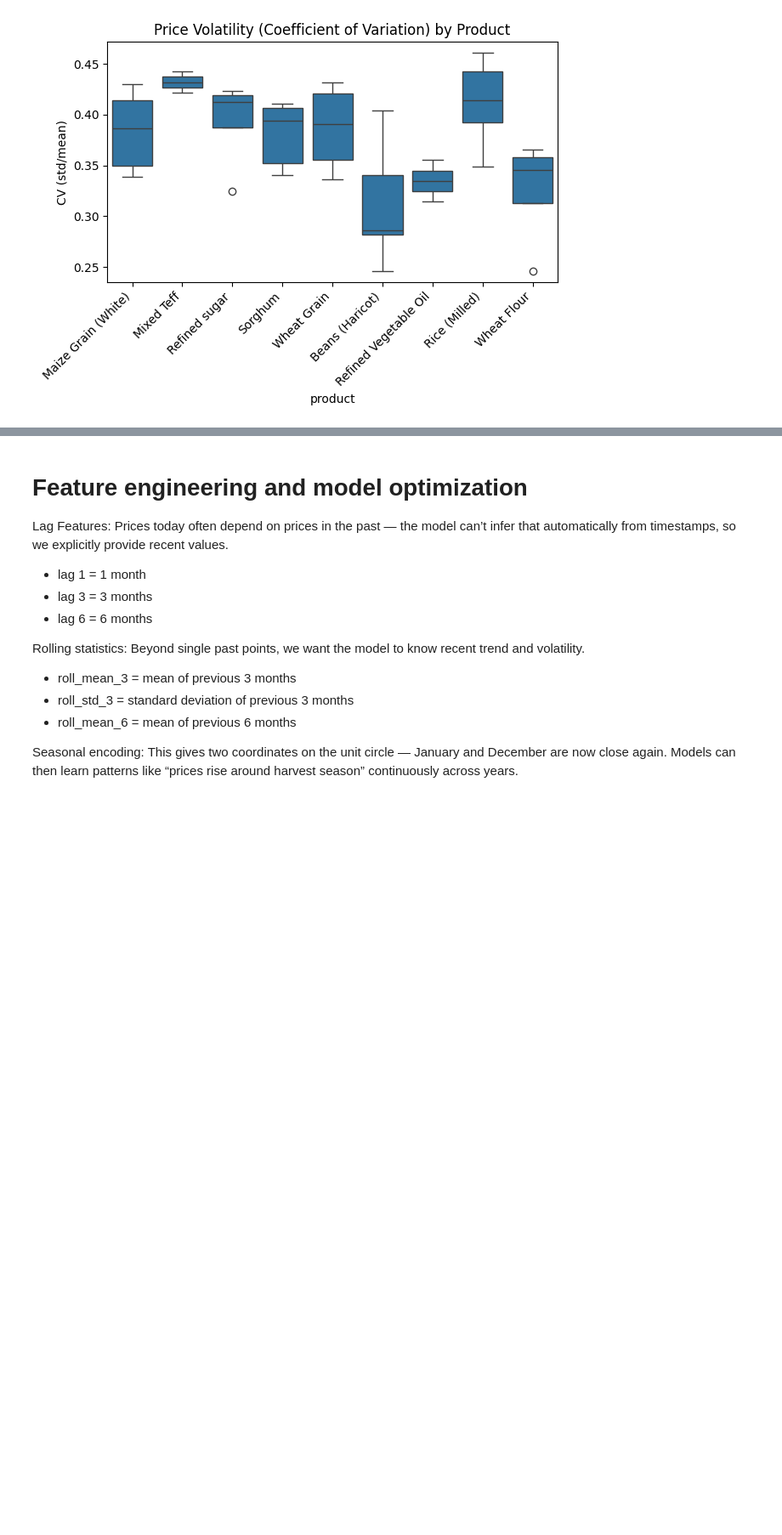
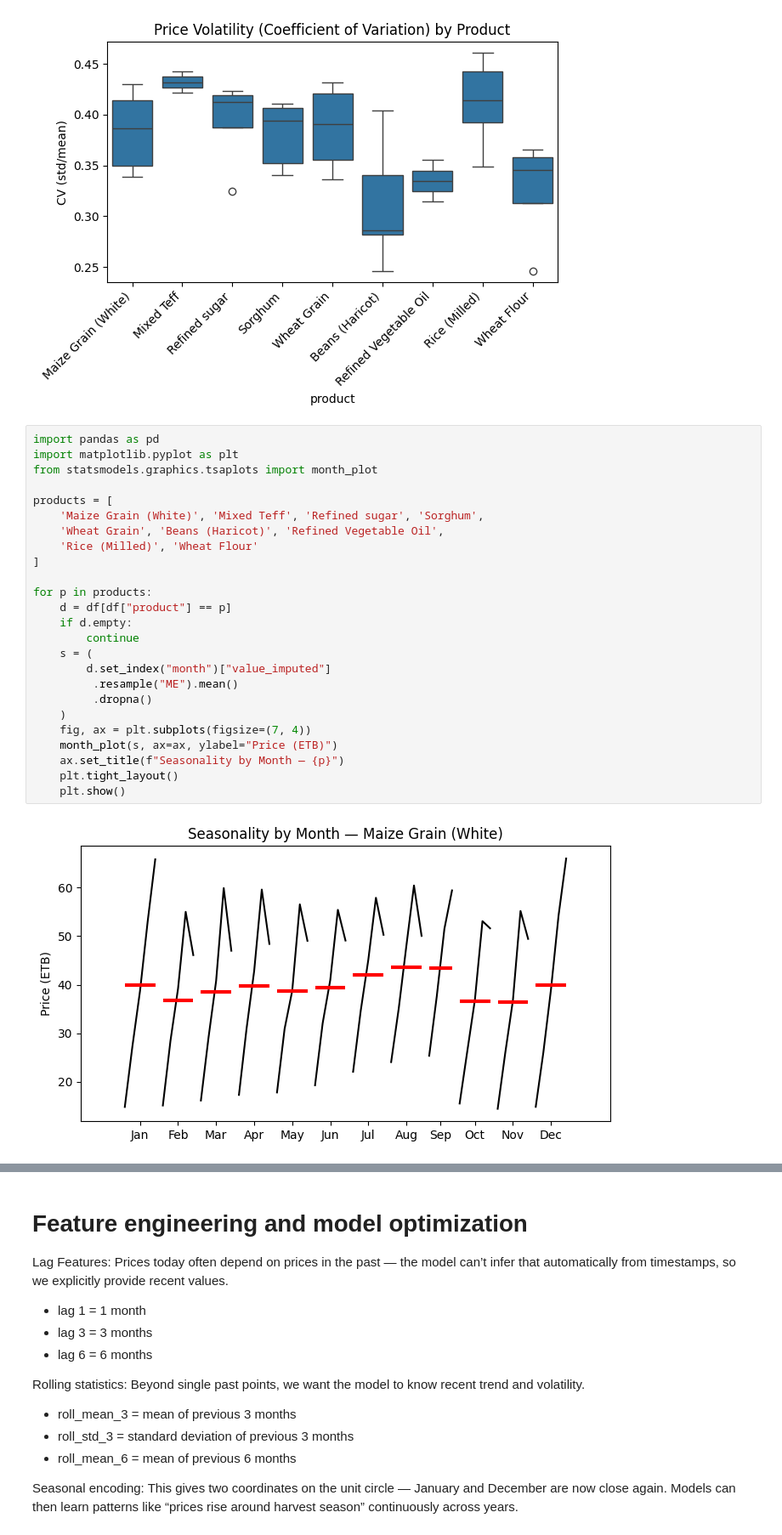
Before and after one commit to nataschaminnitt/food_security, a Jupyter notebook: etl/pipeline.ipynb, the cells around one changed output, grey strips where cells are left out. Shown at 85% size. Saved outputs shown, nothing was run; the diff lists cells and outputs as text; blank space fills up the shorter version.

```diff
--- a/etl/pipeline.ipynb
+++ b/etl/pipeline.ipynb
@@ -1604,3 +1617,30 @@ plt.tight_layout()
 plt.show()
 # %% [output]
 [figure]
+# %%
+import pandas as pd
+import matplotlib.pyplot as plt
+from statsmodels.graphics.tsaplots import month_plot
+
+products = [
+    'Maize Grain (White)', 'Mixed Teff', 'Refined sugar', 'Sorghum',
+    'Wheat Grain', 'Beans (Haricot)', 'Refined Vegetable Oil',
+    'Rice (Milled)', 'Wheat Flour'
+]
+
+for p in products:
+    d = df[df["product"] == p]
+    if d.empty:
+        continue
+    s = (
+        d.set_index("month")["value_imputed"]
+         .resample("ME").mean()
+         .dropna()
+    )
+    fig, ax = plt.subplots(figsize=(7, 4))
+    month_plot(s, ax=ax, ylabel="Price (ETB)")
+    ax.set_title(f"Seasonality by Month — {p}")
+    plt.tight_layout()
+    plt.show()
+# %% [output]
+[figure, added]
```
Also changed, not shown: parts of 5 cells of this notebook.
